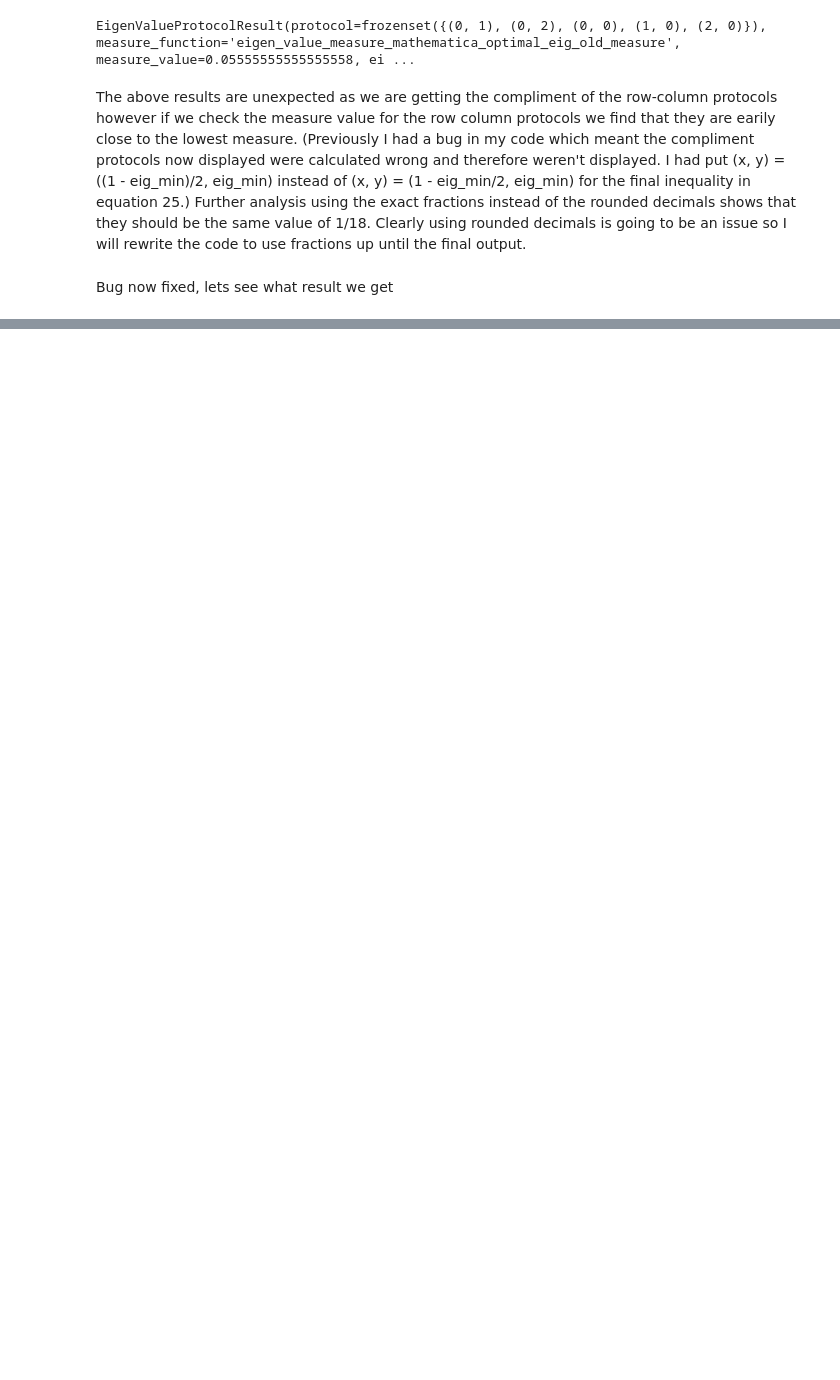
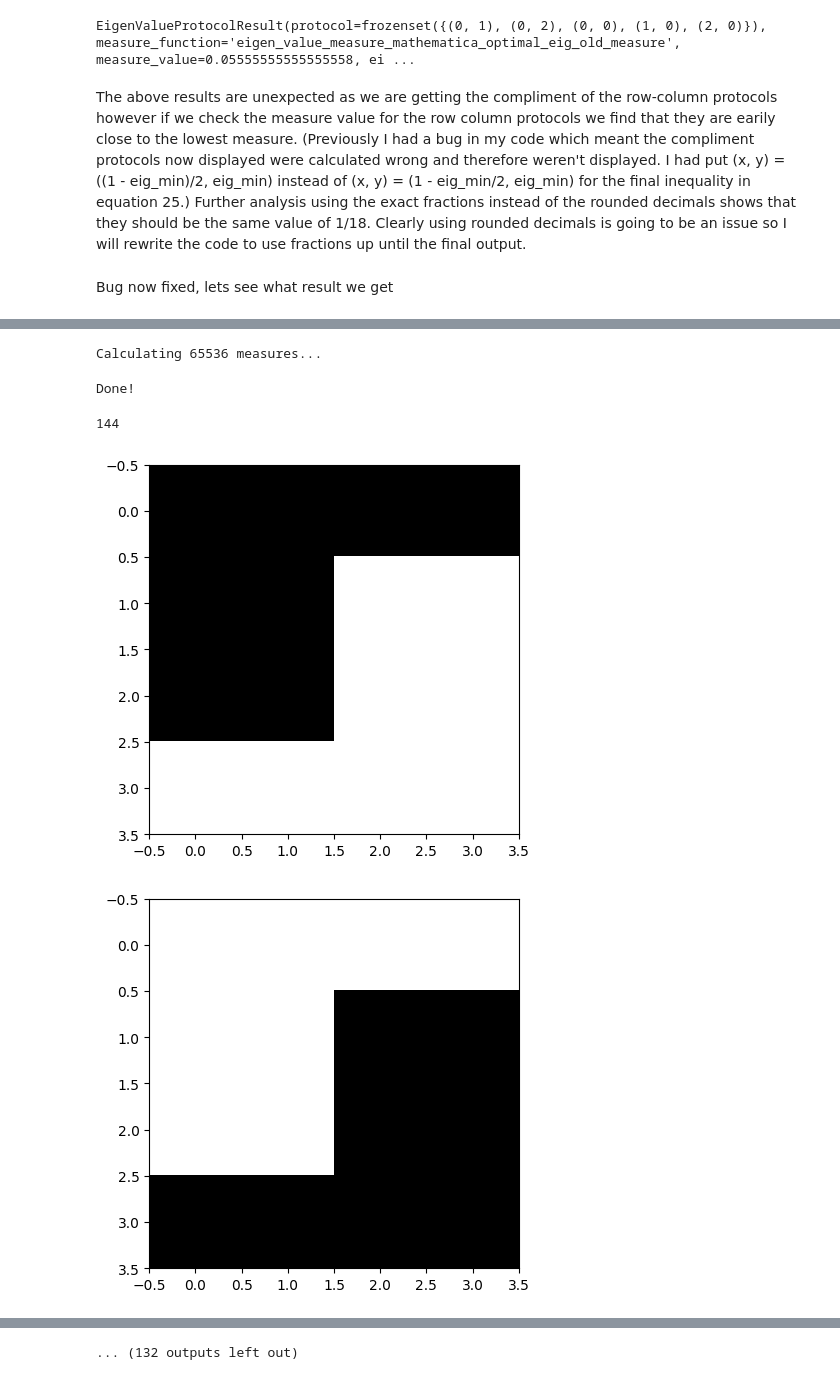
Before and after one commit to custal/noisy_quantum_measurements, a Jupyter notebook: summary_28_07_23.ipynb, the cells around one changed output, grey strips where cells are left out. Saved outputs shown, nothing was run; the diff lists cells and outputs as text; code cells hidden in the pictures; blank space fills up the shorter version.

```diff
--- a/summary_28_07_23.ipynb
+++ b/summary_28_07_23.ipynb
@@ -77,0 +217,5 @@ TypeError: loop of ufunc does not support argument 0 of type Add which has no ca
+# %%
+povm_tetra.calculate_measures_mathematica(eigen_value_measure_new_mathematica)
+# %% [output]
+Calculating 65536 measures...
+Done!
@@ -77,0 +226,12 @@ TypeError: loop of ufunc does not support argument 0 of type Add which has no ca
+# %%
+len(povm_tetra.lowest_measures)
+# %% [output]
+144
+# %%
+for protocol in povm_tetra.lowest_measures:
+    plot_protocol(protocol.protocol)
+
+    plt.show()
+# %% [output]
+[figure, added]
+[figure, added]
@@ -77,0 +248 @@ TypeError: loop of ufunc does not support argument 0 of type Add which has no ca
+... (132 outputs left out)
```
Also changed, not shown: parts of 20 cells of this notebook, 4 other files.
